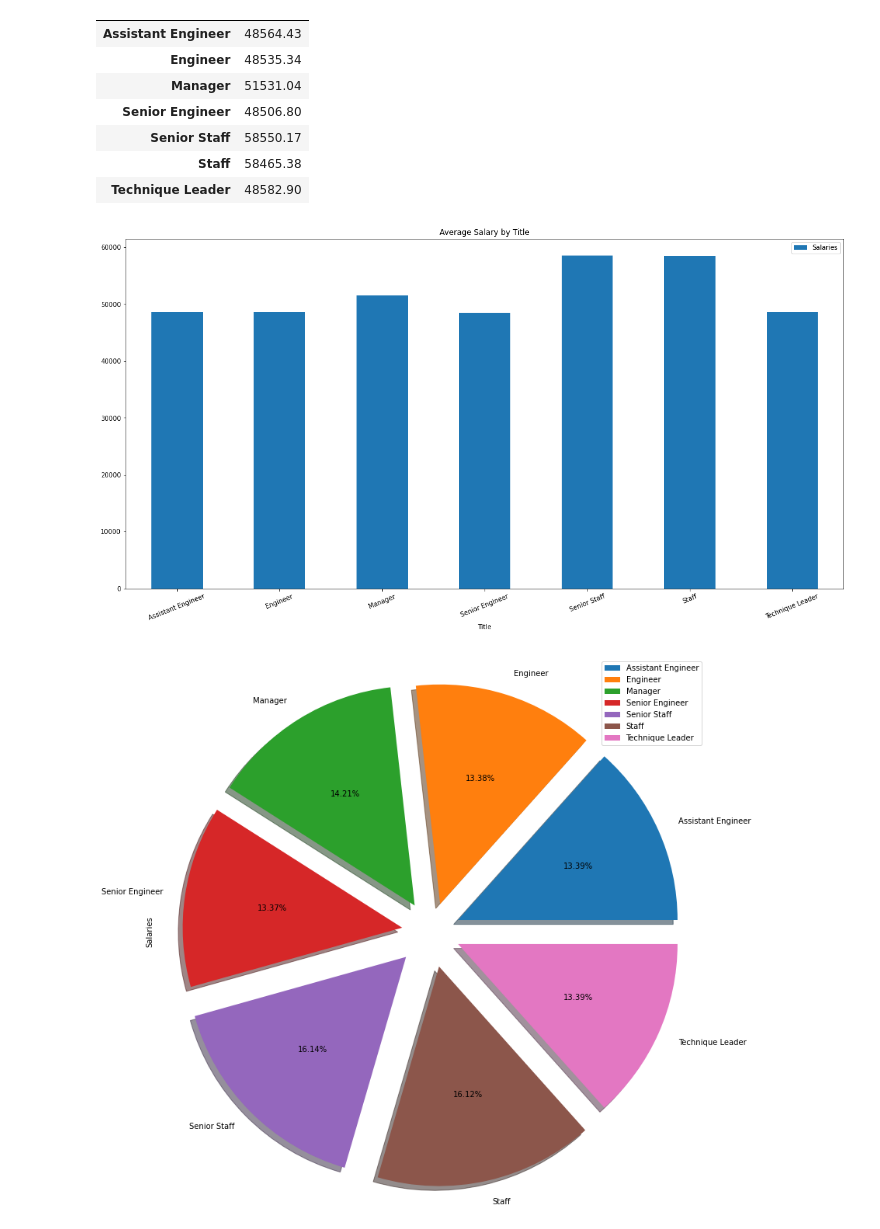
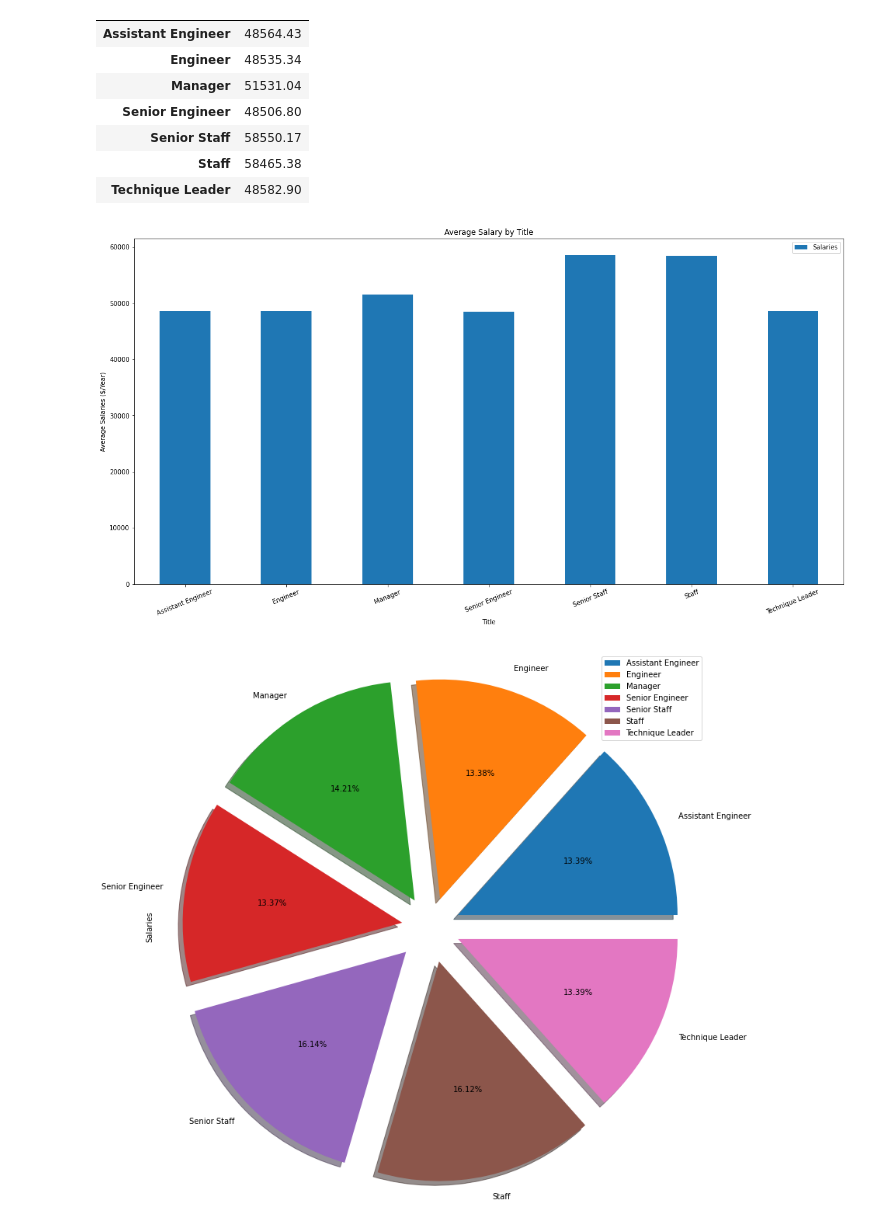
Before and after one commit to georgiafbi/sql-challenge, a Jupyter notebook: EmployeeSQL/Employee_Database_Pandas_Bonus.ipynb, the cells around one changed output. Saved outputs shown, nothing was run; the diff lists cells and outputs as text; code cells hidden in the pictures.

Commit message:
added y label to bar chart

```diff
--- a/EmployeeSQL/Employee_Database_Pandas_Bonus.ipynb
+++ b/EmployeeSQL/Employee_Database_Pandas_Bonus.ipynb
@@ -47,11 +47,12 @@ avg_salaries_by_title #dataframe for average salary by title
 # %%
 #displays a average salary pie chart by title
 bar_chart=avg_salaries_by_title.plot.bar(rot=22,figsize=(20,10))
 bar_chart.set_title('Average Salary by Title')
+bar_chart.set_ylabel("Average Salaries ($/Year)")
 plt.savefig('Bar_Chart_of_Average_Salary_by_Title.png')
 plt.show()
 # %% [output]
-[figure, old version]
+[figure, new version]
 # %%
 #calculates explode amount for each pie slice based on percentage average salary by title
 explode=(avg_salaries_by_title/avg_salaries_by_title['Salaries'].sum())['Salaries'].tolist()
```
Also changed, not shown: 1 other file.
